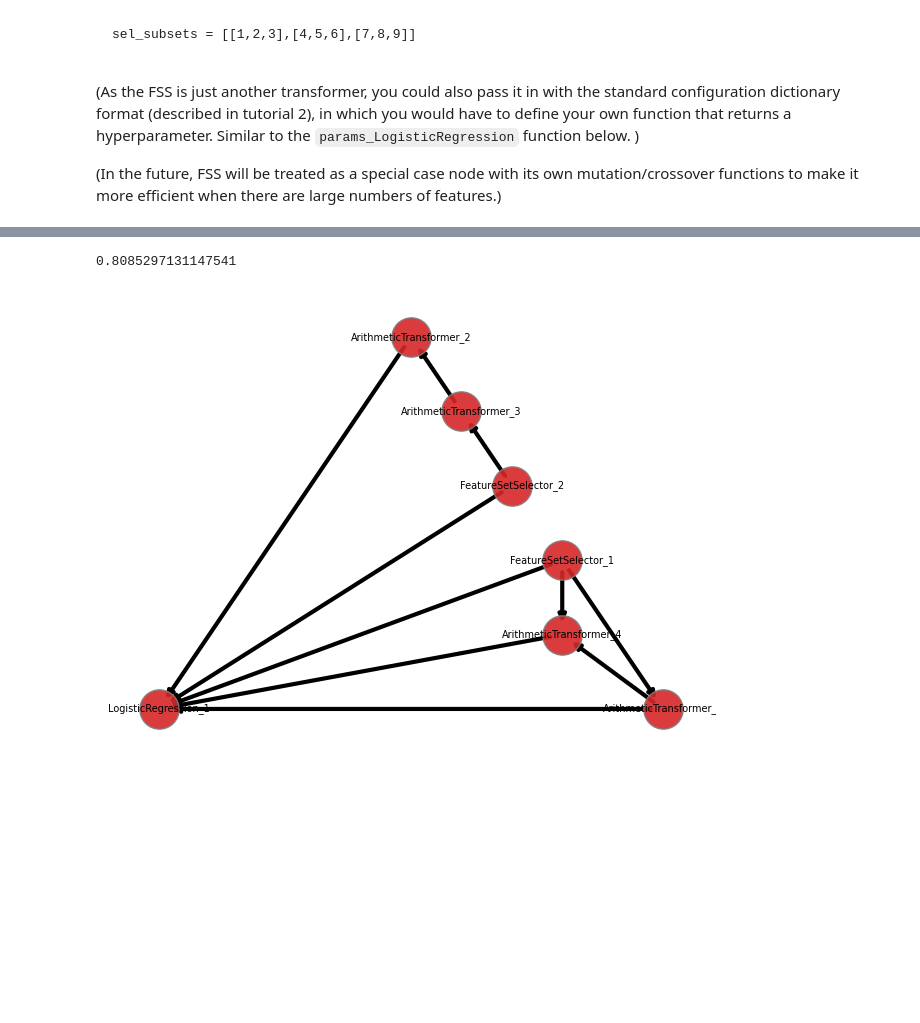
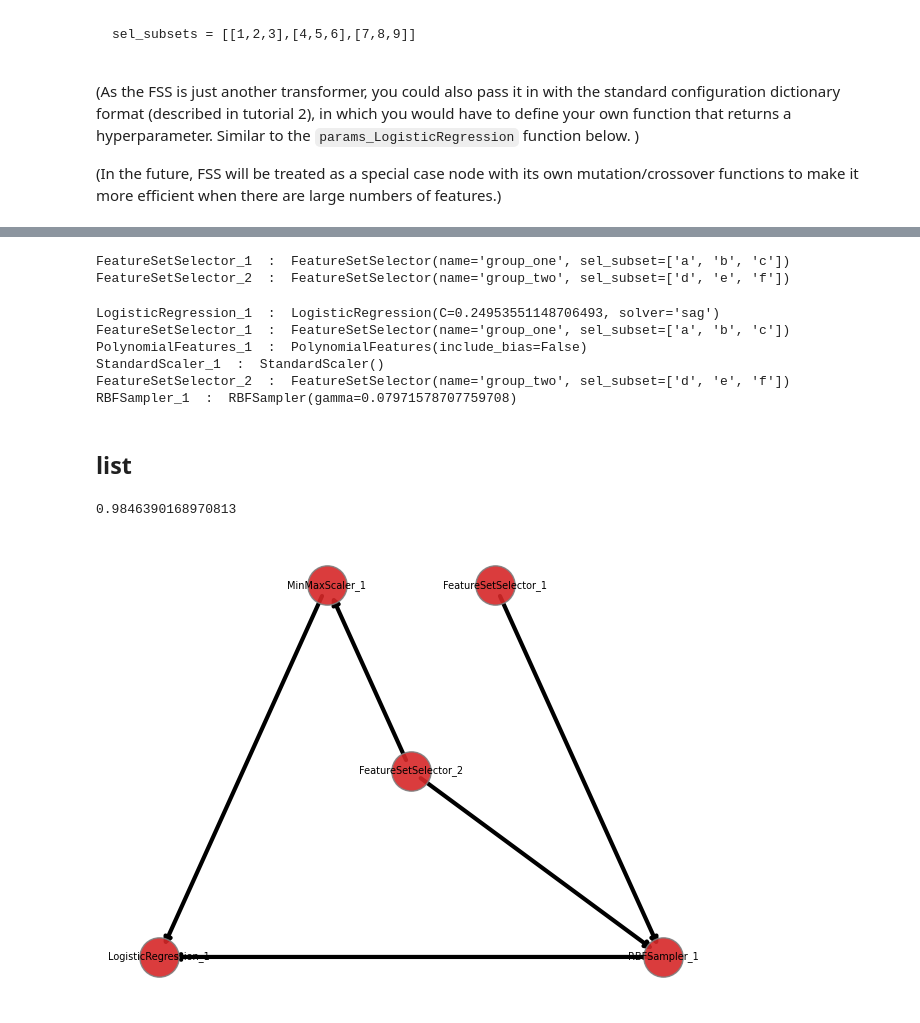
Before and after one commit to EpistasisLab/tpot, a Jupyter notebook: Tutorial/3_Genetic_Feature_Set_Selectors.ipynb, the cells around one changed output, grey strips where cells are left out. Drawn from its saved outputs; the diff is of its cells as text; code cells hidden in the pictures; blank space fills up the shorter version.

```diff
--- a/Tutorial/3_Genetic_Feature_Set_Selectors.ipynb
+++ b/Tutorial/3_Genetic_Feature_Set_Selectors.ipynb
@@ -153,7 +155,7 @@ from sklearn.linear_model import LogisticRegression
 import numpy as np
 
 
-est = tpot2.TPOTEstimator(population_size=40,generations=100,
+est = tpot2.TPOTEstimator(population_size=40,generations=20,
                             scorers=['roc_auc_ovr'],
                             scorers_weights=[1],
                             other_objective_functions=[tpot2.objectives.number_of_leaves_objective],
@@ -236,13 +301,13 @@ subsets = { "group_one" :  ['a','b','c'],
             }
 
 est = tpot2.TPOTEstimator(population_size=40,generations=20,
-                            scorers=['roc_auc_ovr'],
-                            scorers_weights=[1],
+                            scorers=['roc_auc_ovr',tpot2.objectives.complexity_scorer],
+                            scorers_weights=[1,-1],
                             n_jobs=32,
                             classification=True,
                             leaf_config_dict="feature_set_selector",
                             root_config_dict=root_config_dict,
-                            inner_config_dict="arithmetic_transformer",
+                            inner_config_dict="transformers",
                             subsets = subsets,
                             verbose=1,
                             )
@@ -258,29 +323,52 @@ est.fitted_pipeline_.plot()
+# %%
+# print the selected features for each FSS
+
+#get leaves
+leaves = [v for v, d in est.fitted_pipeline_.graph.out_degree() if d == 0]
+for l in leaves:
+    print(l, " : ", est.fitted_pipeline_.graph.nodes[l]['instance'])
+# %% [output]
+FeatureSetSelector_1  :  FeatureSetSelector(name='group_one', sel_subset=['a', 'b', 'c'])
+FeatureSetSelector_2  :  FeatureSetSelector(name='group_two', sel_subset=['d', 'e', 'f'])
+# %%
+# print all hyperparameters
+for n in est.fitted_pipeline_.graph.nodes:
+    print(n, " : ", est.fitted_pipeline_.graph.nodes[n]['instance'])
+# %% [output]
+LogisticRegression_1  :  LogisticRegression(C=0.24953551148706493, solver='sag')
+FeatureSetSelector_1  :  FeatureSetSelector(name='group_one', sel_subset=['a', 'b', 'c'])
+PolynomialFeatures_1  :  PolynomialFeatures(include_bias=False)
+StandardScaler_1  :  StandardScaler()
+FeatureSetSelector_2  :  FeatureSetSelector(name='group_two', sel_subset=['d', 'e', 'f'])
+RBFSampler_1  :  RBFSampler(gamma=0.07971578707759708)
+# %% [markdown]
+## list
 # %%
 import tpot2
 import pandas as pd
 import numpy as np
 from sklearn.linear_model import LogisticRegression
 import sklearn
 
 subsets = [['a','b','c'],['d','e','f'],['g','h','i']]
 
 est = tpot2.TPOTEstimator(population_size=40,generations=20,
-                            scorers=['roc_auc_ovr'],
-                            scorers_weights=[1],
+                            scorers=['roc_auc_ovr',tpot2.objectives.complexity_scorer],
+                            scorers_weights=[1,-1],
                             n_jobs=32,
                             classification=True,
                             leaf_config_dict="feature_set_selector",
                             root_config_dict=root_config_dict,
-                            inner_config_dict="arithmetic_transformer",
+                            inner_config_dict="transformers",
                             subsets = subsets,
                             verbose=1,
                             )
 
 
 est.fit(X_train,y_train)
 print(sklearn.metrics.get_scorer('roc_auc_ovr')(est, X_test, y_test))
 
 est.fitted_pipeline_.plot()
 # %% [output]
-0.8085297131147541
+0.9846390168970813
-[figure, old version]
+[figure, new version]
```
Also changed, not shown: parts of 25 cells of this notebook.
